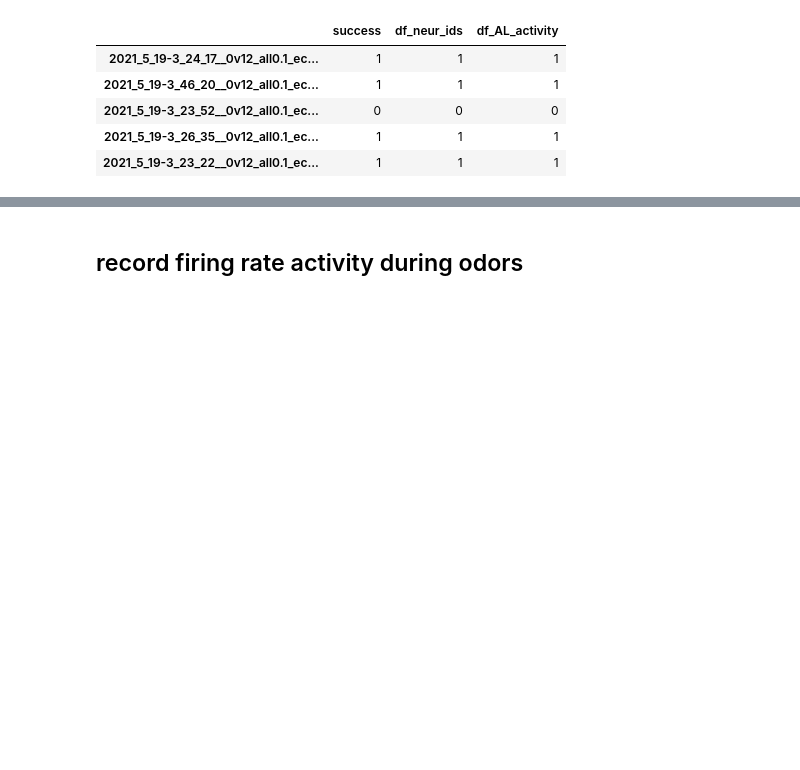
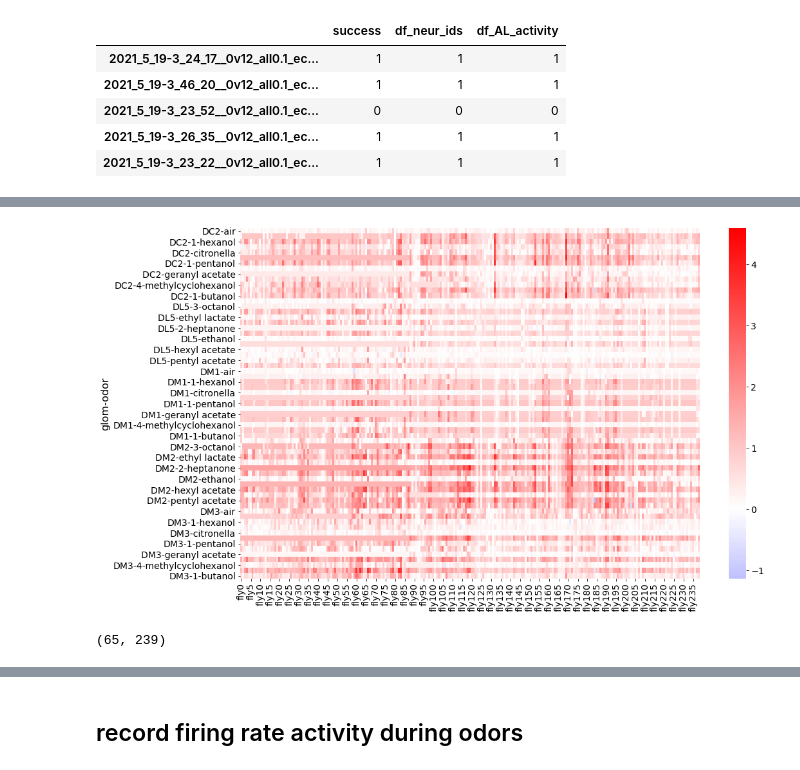
Before and after one commit to dlavrent/ALVariability, a Jupyter notebook: analysis/analyze_vars_resampling_behavior_prediction_and_PCA.ipynb, the cells around one changed output, grey strips where cells are left out. Drawn from its saved outputs; the diff is of its cells as text; code cells hidden in the pictures; blank space fills up the shorter version.

```diff
--- a/analysis/analyze_vars_resampling_behavior_prediction_and_PCA.ipynb
+++ b/analysis/analyze_vars_resampling_behavior_prediction_and_PCA.ipynb
@@ -271,0 +228,6 @@ plt.show()
+# %%
+fig, ax = plt.subplots(figsize=(16,10))
+sns.heatmap(df_MAC_responses, cmap='bwr', center=0, ax=ax)
+plt.show()
+# %% [output]
+[figure, added]
@@ -271,0 +245,4 @@ plt.show()
+# %%
+fly_responses_df_MAC.shape
+# %% [output]
+(65, 239)
```
Also changed, not shown: parts of 118 cells of this notebook.
